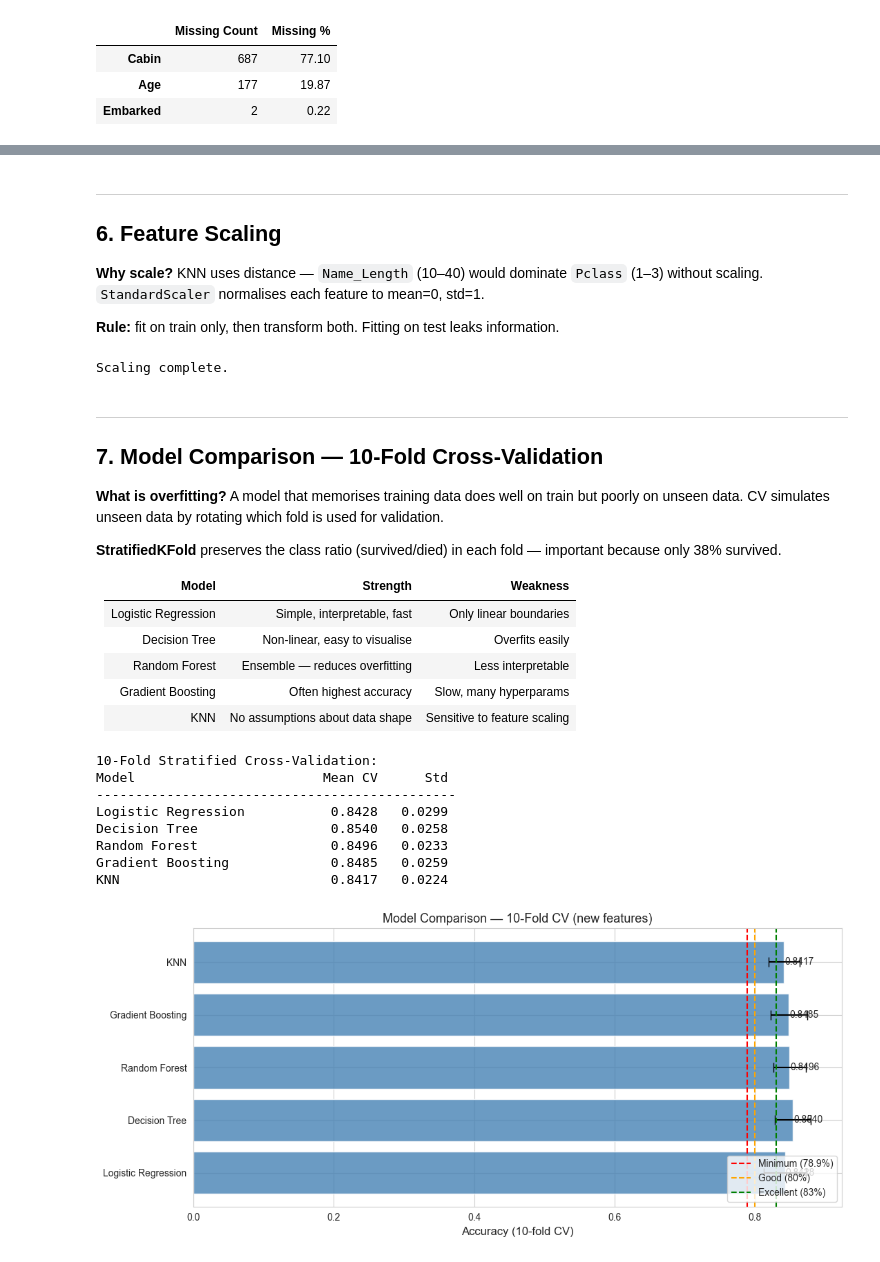
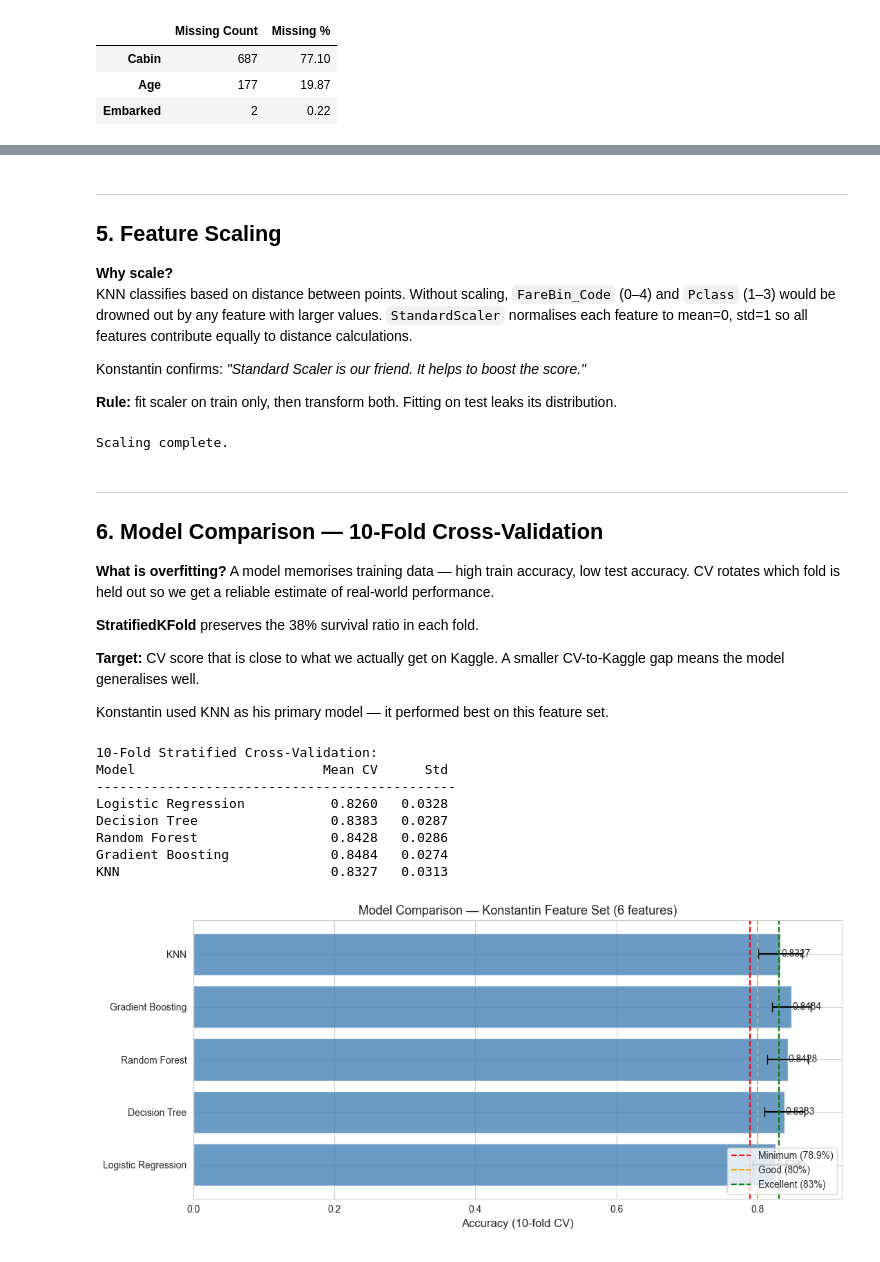
Before and after one commit to eloquenttbota/kaggle-titanic, a Jupyter notebook: notebook/EDA.ipynb, the cells around one changed output, grey strips where cells are left out. Cells and saved outputs as stored; diff of their text form; code cells hidden in the pictures.

```diff
--- a/notebook/EDA.ipynb
+++ b/notebook/EDA.ipynb
@@ -221,4 +242,5 @@ We use `scripts/preprocessing.py` for the two most complex functions (`extract_g
 # %%
-full_df = pd.concat([train_df, test_df], sort=False).reset_index(drop=True)
-print(f'Combined shape: {full_df.shape}')
+X_train, y_train, X_test = build_features(train_df, test_df)
+print(f'\nX_train: {X_train.shape} | X_test: {X_test.shape}')
+X_train.head()
 # %% [output]
@@ -365,13 +260,0 @@ plt.show()
-# %%
-drop_cols = ['PassengerId', 'Name', 'Ticket', 'Cabin', 'Last_Name', 'Survived']
-
-X_full  = full_df.drop(columns=drop_cols)
-y_full  = full_df['Survived']
-
-X_train = X_full[:len(train_df)]
-y_train = y_full[:len(train_df)].astype(int)
-X_test  = X_full[len(train_df):]
-
-print(f'X_train: {X_train.shape} | X_test: {X_test.shape}')
-print(f'Missing values in X_train: {X_train.isna().sum().sum()}')
-print(f'Features: {X_train.columns.tolist()}')
@@ -382,8 +286,11 @@ Features: ['Pclass', 'Sex', 'Age', 'SibSp', 'Parch', 'Fare', 'Family_Survival',
 # %% [markdown]
 ---
-## 6. Feature Scaling
+## 5. Feature Scaling
 
-**Why scale?** KNN uses distance — `Name_Length` (10–40) would dominate `Pclass` (1–3) without scaling. `StandardScaler` normalises each feature to mean=0, std=1.
+**Why scale?**
+KNN classifies based on distance between points. Without scaling, `FareBin_Code` (0–4) and `Pclass` (1–3) would be drowned out by any feature with larger values. `StandardScaler` normalises each feature to mean=0, std=1 so all features contribute equally to distance calculations.
 
-**Rule:** fit on train only, then transform both. Fitting on test leaks information.
+Konstantin confirms: *"Standard Scaler is our friend. It helps to boost the score."*
+
+**Rule:** fit scaler on train only, then transform both. Fitting on test leaks its distribution.
 # %%
@@ -395,19 +302,15 @@ print('Scaling complete.')
 Scaling complete.
 # %% [markdown]
 ---
-## 7. Model Comparison — 10-Fold Cross-Validation
+## 6. Model Comparison — 10-Fold Cross-Validation
 
-**What is overfitting?** A model that memorises training data does well on train but poorly on unseen data. CV simulates unseen data by rotating which fold is used for validation.
+**What is overfitting?** A model memorises training data — high train accuracy, low test accuracy. CV rotates which fold is held out so we get a reliable estimate of real-world performance.
 
-**StratifiedKFold** preserves the class ratio (survived/died) in each fold — important because only 38% survived.
+**StratifiedKFold** preserves the 38% survival ratio in each fold.
 
-| Model | Strength | Weakness |
-|---|---|---|
-| Logistic Regression | Simple, interpretable, fast | Only linear boundaries |
-| Decision Tree | Non-linear, easy to visualise | Overfits easily |
-| Random Forest | Ensemble — reduces overfitting | Less interpretable |
-| Gradient Boosting | Often highest accuracy | Slow, many hyperparams |
-| KNN | No assumptions about data shape | Sensitive to feature scaling |
+**Target:** CV score that is close to what we actually get on Kaggle. A smaller CV-to-Kaggle gap means the model generalises well.
+
+Konstantin used KNN as his primary model — it performed best on this feature set.
 # %%
 models = {
     'Logistic Regression': LogisticRegression(max_iter=500, random_state=42),
@@ -423,7 +326,6 @@ results = {}
 print('10-Fold Stratified Cross-Validation:')
 print(f'{"Model":<25} {"Mean CV":>10} {"Std":>8}')
 print('-' * 46)
-
 for name, model in models.items():
     scores        = cross_val_score(model, X_train_sc, y_train, cv=kfold, scoring='accuracy')
     results[name] = scores
@@ -432,29 +334,29 @@ for name, model in models.items():
 10-Fold Stratified Cross-Validation:
 Model                        Mean CV      Std
 ----------------------------------------------
-Logistic Regression           0.8428   0.0299
-Decision Tree                 0.8540   0.0258
-Random Forest                 0.8496   0.0233
-Gradient Boosting             0.8485   0.0259
-KNN                           0.8417   0.0224
+Logistic Regression           0.8260   0.0328
+Decision Tree                 0.8383   0.0287
+Random Forest                 0.8428   0.0286
+Gradient Boosting             0.8484   0.0274
+KNN                           0.8327   0.0313
 # %%
 means = [results[m].mean() for m in models]
 stds  = [results[m].std()  for m in models]
 names = list(models.keys())
 
 fig, ax = plt.subplots(figsize=(11, 5))
 bars = ax.barh(names, means, xerr=stds, color='steelblue', alpha=0.8, capsize=5)
 ax.axvline(x=0.789, color='red',    linestyle='--', label='Minimum (78.9%)')
 ax.axvline(x=0.80,  color='orange', linestyle='--', label='Good (80%)')
 ax.axvline(x=0.83,  color='green',  linestyle='--', label='Excellent (83%)')
 for bar, mean in zip(bars, means):
-    ax.text(mean + 0.001, bar.get_y() + bar.get_height()/2, f'{mean:.4f}', va='center', fontsize=10)
+    ax.text(mean+0.001, bar.get_y()+bar.get_height()/2, f'{mean:.4f}', va='center', fontsize=10)
 ax.set_xlabel('Accuracy (10-fold CV)', fontsize=12)
-ax.set_title('Model Comparison — 10-Fold CV (new features)', fontsize=13)
+ax.set_title('Model Comparison — Konstantin Feature Set (6 features)', fontsize=13)
 ax.legend(loc='lower right')
 plt.tight_layout()
 plt.show()
 # %% [output]
-[figure, old version]
+[figure, new version]
 # %% [markdown]
 ---
```
Also changed, not shown: parts of 39 cells of this notebook, 10 other files.
